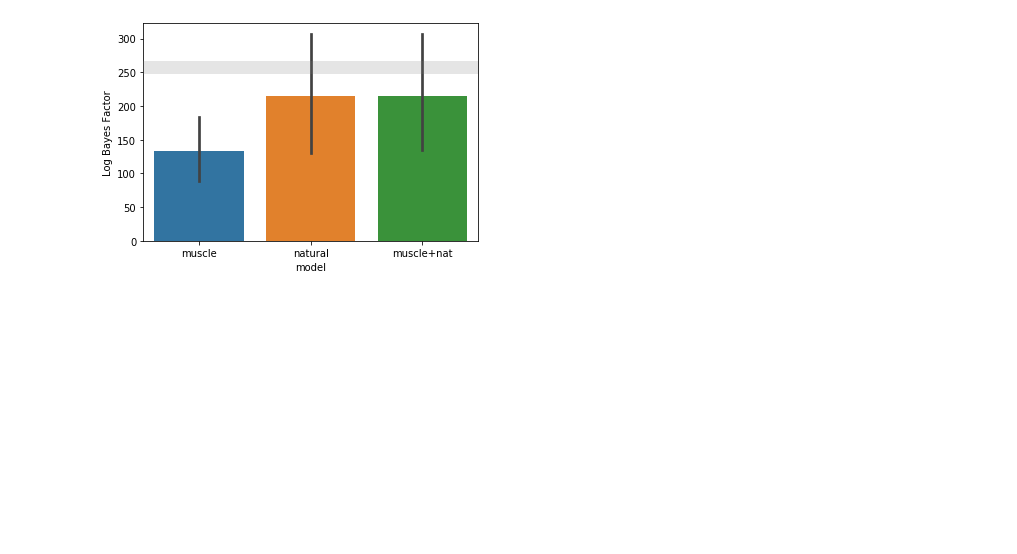
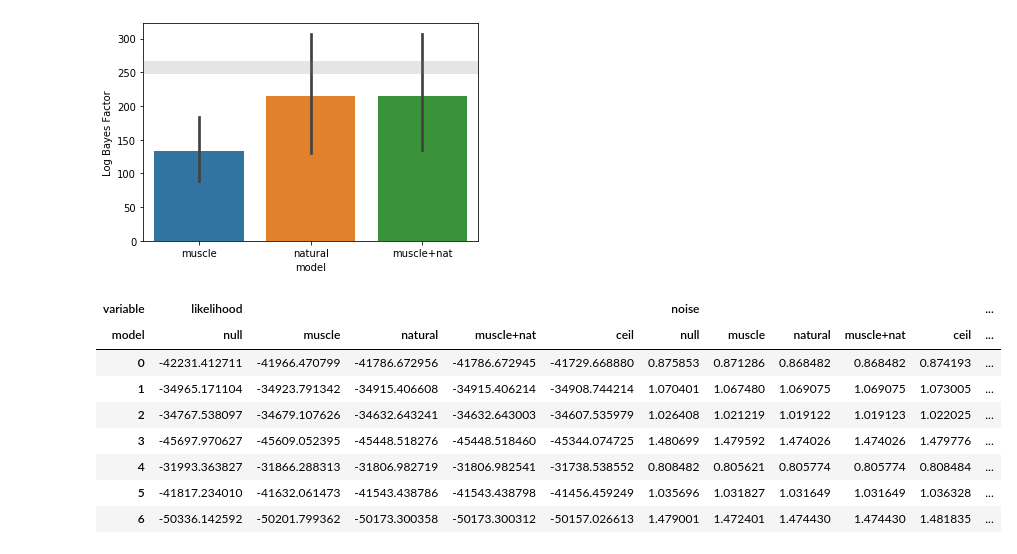
Before and after one commit to DiedrichsenLab/PcmPy, a Jupyter notebook: demos/demo_fingers.ipynb, the cells around one changed output. Cells and saved outputs as stored; diff of their text form; code cells hidden in the pictures; blank space fills up the shorter version.

```diff
--- a/demos/demo_fingers.ipynb
+++ b/demos/demo_fingers.ipynb
@@ -87,3 +87,15 @@ Fitting model 4
 ax = pcm.vis.model_plot(T_cv.likelihood,null_model = 'null',noise_ceiling= 'ceil',upper_ceiling = T_gr.likelihood['ceil'])
 # %% [output]
 [figure]
+# %%
+T_gr
+# %% [output]
+| variable | likelihood |  |  |  |  | noise |  |  |  |  | ... |
+| model | null | muscle | natural | muscle+nat | ceil | null | muscle | natural | muscle+nat | ceil | ... |
+| 0 | -42231.412711 | -41966.470799 | -41786.672956 | -41786.672945 | -41729.668880 | 0.875853 | 0.871286 | 0.868482 | 0.868482 | 0.874193 | ... |
+| 1 | -34965.171104 | -34923.791342 | -34915.406608 | -34915.406214 | -34908.744214 | 1.070401 | 1.067480 | 1.069075 | 1.069075 | 1.073005 | ... |
+| 2 | -34767.538097 | -34679.107626 | -34632.643241 | -34632.643003 | -34607.535979 | 1.026408 | 1.021219 | 1.019122 | 1.019123 | 1.022025 | ... |
+| 3 | -45697.970627 | -45609.052395 | -45448.518276 | -45448.518460 | -45344.074725 | 1.480699 | 1.479592 | 1.474026 | 1.474026 | 1.479776 | ... |
+| 4 | -31993.363827 | -31866.288313 | -31806.982719 | -31806.982541 | -31738.538552 | 0.808482 | 0.805621 | 0.805774 | 0.805774 | 0.808484 | ... |
+| 5 | -41817.234010 | -41632.061473 | -41543.438786 | -41543.438798 | -41456.459249 | 1.035696 | 1.031827 | 1.031649 | 1.031649 | 1.036328 | ... |
+| 6 | -50336.142592 | -50201.799362 | -50173.300358 | -50173.300312 | -50157.026613 | 1.479001 | 1.472401 | 1.474430 | 1.474430 | 1.481835 | ... |
```
Also changed, not shown: parts of 1 cell of this notebook, 8 other files.
